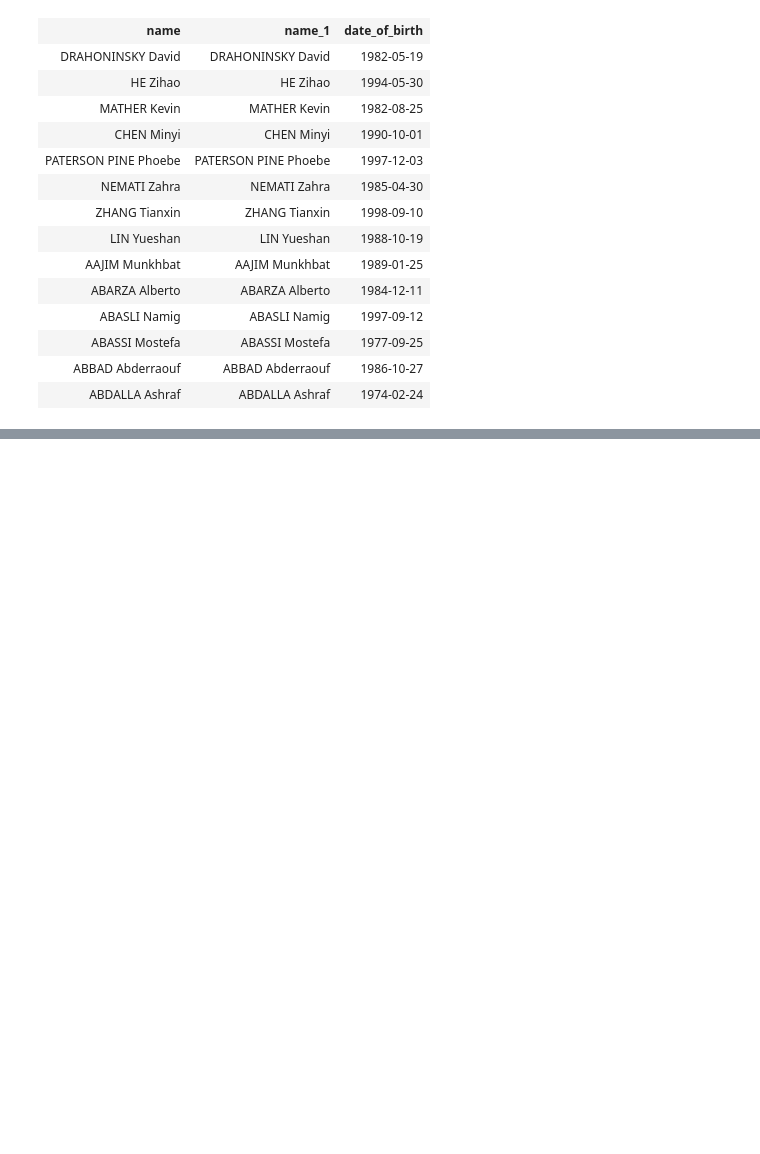
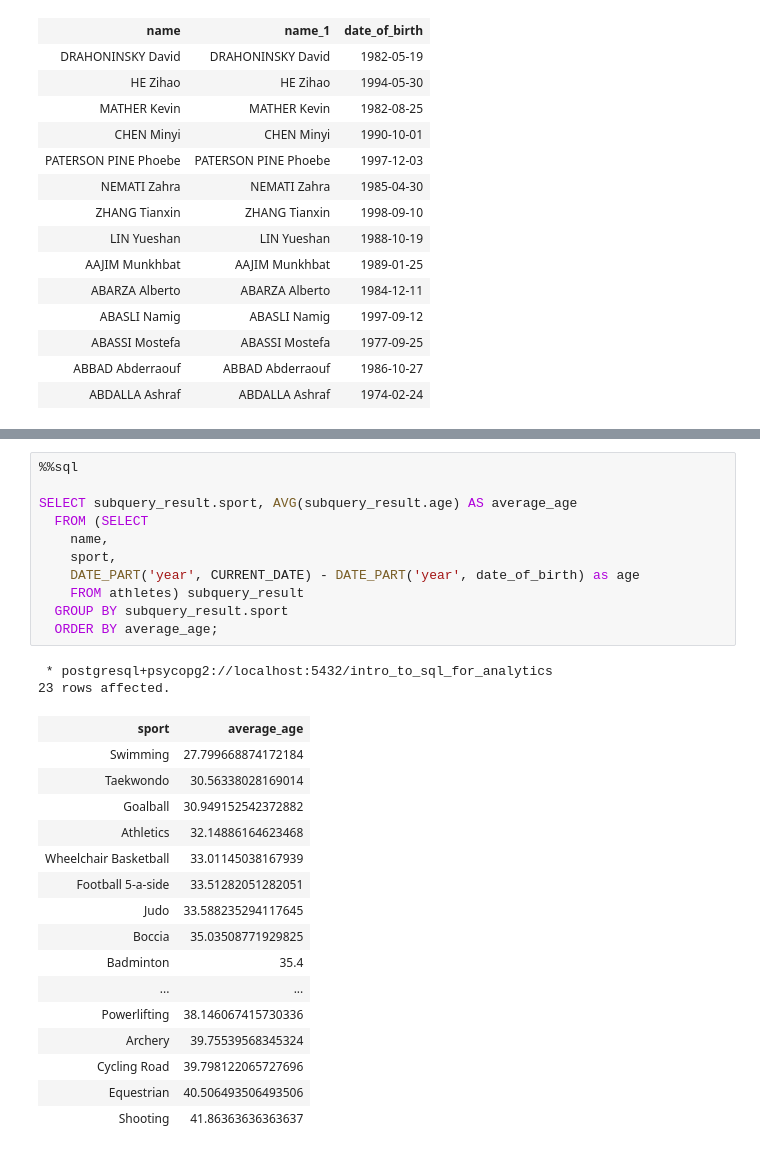
Before and after one commit to ilhaam-start/data_processing_and_analysis_with_sql, a Jupyter notebook: sql_bites/notebooks/sql_kickoff.ipynb, the cells around one changed output, grey strips where cells are left out. Drawn from its saved outputs; the diff is of its cells as text; blank space fills up the shorter version.

```diff
--- a/sql_bites/notebooks/sql_kickoff.ipynb
+++ b/sql_bites/notebooks/sql_kickoff.ipynb
@@ -850,0 +869,30 @@ JOIN athletes_short AS a2 ON a1.date_of_birth = a2.date_of_birth
+# %%
+%%sql
+
+SELECT subquery_result.sport, AVG(subquery_result.age) AS average_age
+  FROM (SELECT
+    name,
+    sport,
+    DATE_PART('year', CURRENT_DATE) - DATE_PART('year', date_of_birth) as age
+    FROM athletes) subquery_result
+  GROUP BY subquery_result.sport
+  ORDER BY average_age;
+# %% [output]
+ * postgresql+psycopg2://localhost:5432/intro_to_sql_for_analytics
+23 rows affected.
+| sport | average_age |
+| Swimming | 27.799668874172184 |
+| Taekwondo | 30.56338028169014 |
+| Goalball | 30.949152542372882 |
+| Athletics | 32.14886164623468 |
+| Wheelchair Basketball | 33.01145038167939 |
+| Football 5-a-side | 33.51282051282051 |
+| Judo | 33.588235294117645 |
+| Boccia | 35.03508771929825 |
+| Badminton | 35.4 |
+| ... | ... |
+| Powerlifting | 38.146067415730336 |
+| Archery | 39.75539568345324 |
+| Cycling Road | 39.798122065727696 |
+| Equestrian | 40.506493506493506 |
+| Shooting | 41.86363636363637 |
```
Also changed, not shown: parts of 17 cells of this notebook.
